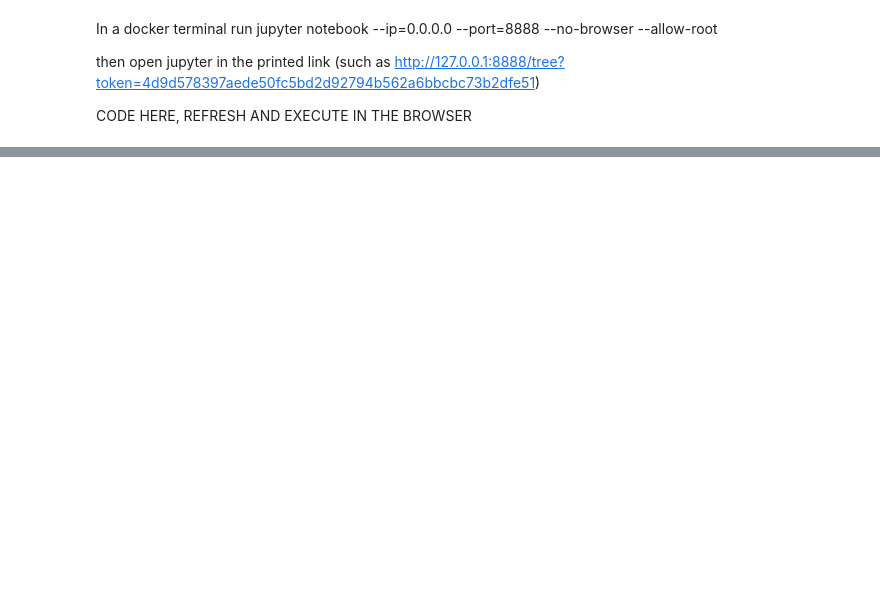
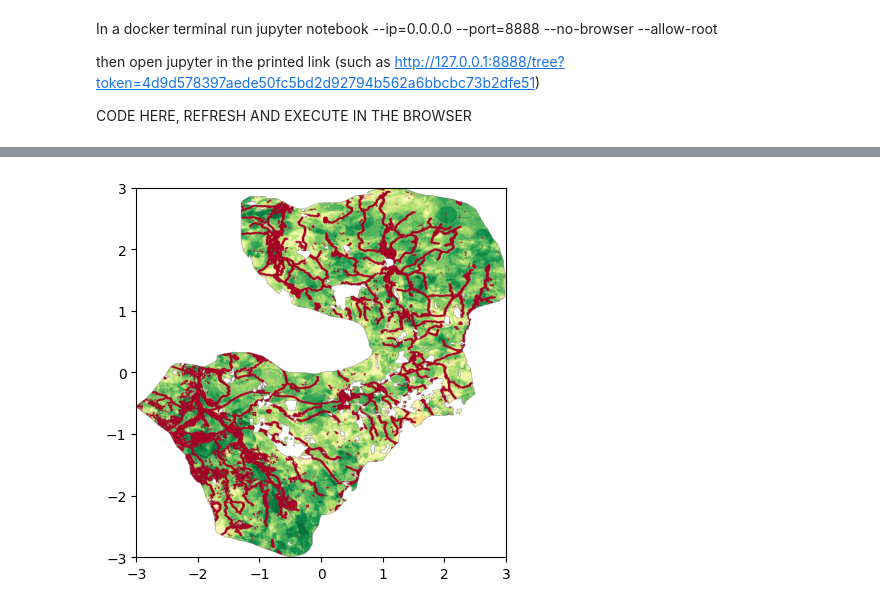
Before and after one commit to Coljak/Spreewasser-N, a Jupyter notebook: app/toolbox/toolbox_nb_filterstest.ipynb, the cells around one changed output, grey strips where cells are left out. Cells and saved outputs as stored; diff of their text form; code cells hidden in the pictures; blank space fills up the shorter version.

```diff
--- a/app/toolbox/toolbox_nb_filterstest.ipynb
+++ b/app/toolbox/toolbox_nb_filterstest.ipynb
@@ -94,2 +20,0 @@ project = {
-# %%
-user_field = models.UserField.objects.get(pk=63)
@@ -220,0 +234,5 @@ geks[0].to_dict()
+# %%
+user_field = models.UserField.objects.first()
+# %%
+
+tif_stack, result_2d, result_weighted = compute_suitability_from_tifs(suitability_dict, user_field)
@@ -220,0 +246,2 @@ geks[0].to_dict()
+# %%
+result_weighted = np.prod(result_weighted, axis=0)
@@ -220,0 +276,12 @@ geks[0].to_dict()
+# %%
+import matplotlib.cbook as cbook
+import matplotlib.cm as cm
+
+tbplotted = result_weighted
+
+fig, ax = plt.subplots()
+im = ax.imshow(tbplotted, interpolation='bilinear', cmap=cm.RdYlGn,
+               origin='lower', extent=[-3, 3, -3, 3],
+               vmax=1, vmin=0)
+# %% [output]
+[figure, added]
```
Also changed, not shown: parts of 47 cells of this notebook, 18 other files.
